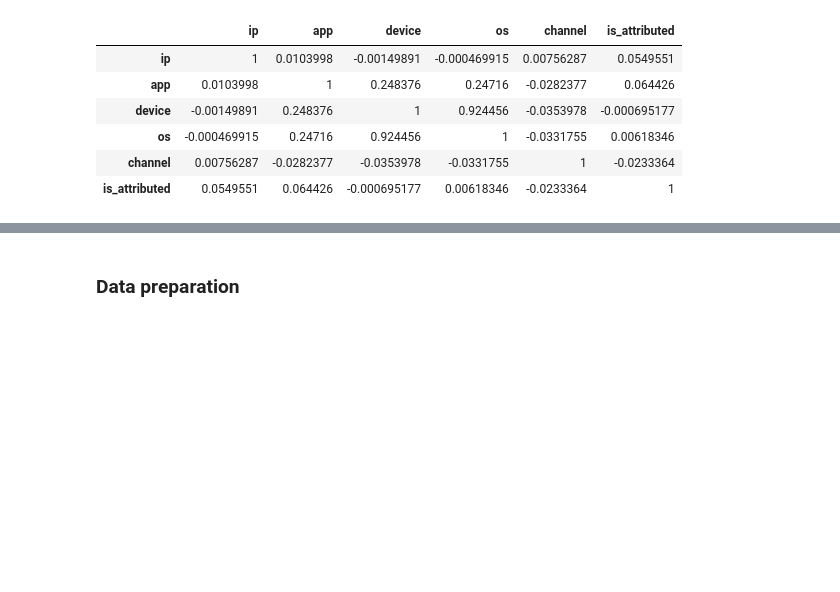
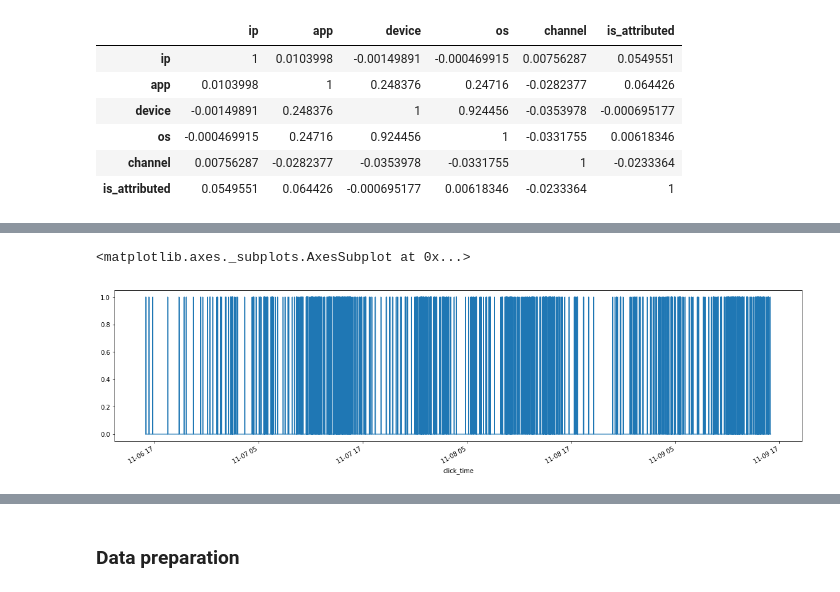
Before and after one commit to dkomlen/kaggle, a Jupyter notebook: talkingdata-adtracking-fraud-detection/fraud-detection.ipynb, the cells around one changed output, grey strips where cells are left out. Cells and saved outputs as stored; diff of their text form; code cells hidden in the pictures; blank space fills up the shorter version.

```diff
--- a/talkingdata-adtracking-fraud-detection/fraud-detection.ipynb
+++ b/talkingdata-adtracking-fraud-detection/fraud-detection.ipynb
@@ -89,0 +128,5 @@ corr.style.background_gradient()
+# %%
+dataset_train.apply(lambda x: 1 if x['ip'] == 5314 else 0, axis=1).plot(figsize=(20, 5))
+# %% [output]
+<matplotlib.axes._subplots.AxesSubplot at 0x...>
+[figure, added]
```
Also changed, not shown: parts of 9 cells of this notebook.
